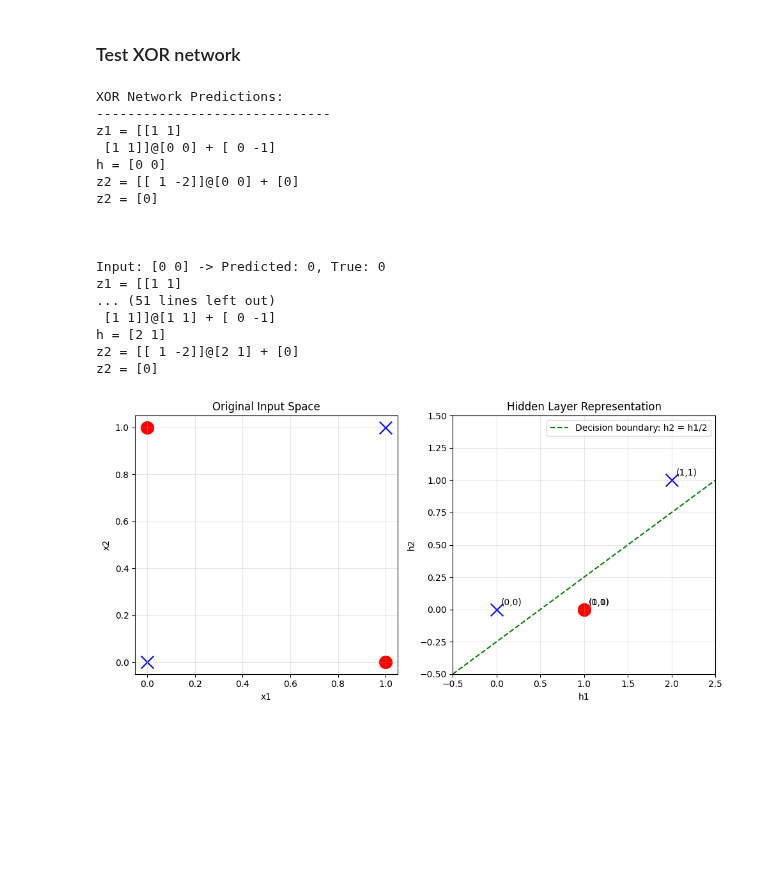
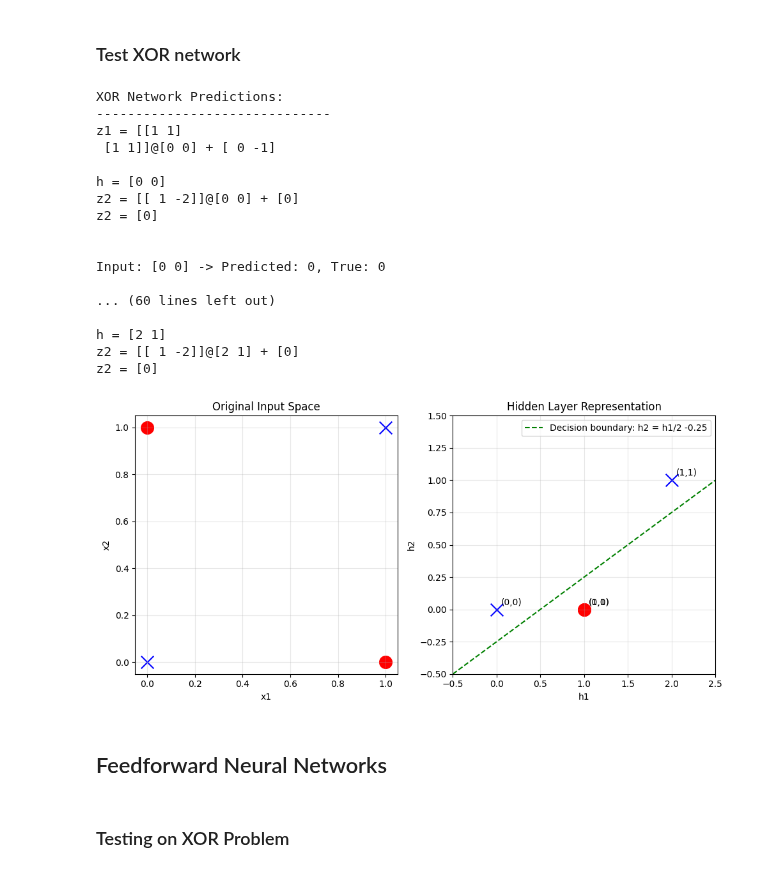
Before and after one commit to bltzr75/Practices_with_Speech_and_Language_Processing_Jurafsky_and_Martin, a Jupyter notebook: 7/Chapter_7.ipynb, the cells around one changed output. Saved outputs shown, nothing was run; the diff lists cells and outputs as text; code cells hidden in the pictures; blank space fills up the shorter version.

```diff
--- a/7/Chapter_7.ipynb
+++ b/7/Chapter_7.ipynb
@@ -376,7 +376,7 @@ print("XOR Network Predictions:")
 print("-" * 30)
 for i, x in enumerate(X_xor):
   prediction = xor_net.predict(x)
-  print(f"Input: {x} -> Predicted: {prediction}, True: {y_xor[i]}")
+  print(f"Input: {x} -> Predicted: {prediction}, True: {y_xor[i]}\n\n")
 
 # Visualize hidden layer representations
 hidden_representations = []
@@ -408,36 +408,38 @@ for i in range(4):
   plt.annotate(f'({X_xor[i,0]},{X_xor[i,1]})', (hidden_representations[i, 0], hidden_representations[i, 1]), xytext=(5, 5), textcoords='offset points')
 
 h1_range = np.linspace(-0.5, 2.5, 100)
 h2_boundary = h1_range / 2 -.25 # Shifted -0.25 boundary for clearer visualization
 
-plt.plot(h1_range, h2_boundary, 'g--', label='Decision boundary: h2 = h1/2')
+plt.plot(h1_range, h2_boundary, 'g--', label='Decision boundary: h2 = h1/2 -0.25')
 
 plt.xlabel('h1')
 plt.ylabel('h2')
 plt.title('Hidden Layer Representation')
 plt.grid(True, alpha=0.3)
 plt.xlim(-0.5, 2.5)
 plt.ylim(-0.5, 1.5)
 plt.legend()
 
 plt.tight_layout()
 plt.show()
 # %% [output]
 XOR Network Predictions:
 ------------------------------
 z1 = [[1 1]
  [1 1]]@[0 0] + [ 0 -1]
+
 h = [0 0]
 z2 = [[ 1 -2]]@[0 0] + [0]
 z2 = [0]
 
 
+Input: [0 0] -> Predicted: 0, True: 0
 
-Input: [0 0] -> Predicted: 0, True: 0
-z1 = [[1 1]
-... (51 lines left out)
- [1 1]]@[1 1] + [ 0 -1]
+... (60 lines left out)
+
 h = [2 1]
 z2 = [[ 1 -2]]@[2 1] + [0]
 z2 = [0]
-[figure, old version]
+[figure, new version]
+# %% [markdown]
+## Feedforward Neural Networks
@@ -443,0 +601,2 @@ z2 = [0]
+# %% [markdown]
+### Testing on XOR Problem
```
Also changed, not shown: parts of 5 cells of this notebook, 1 other file.
